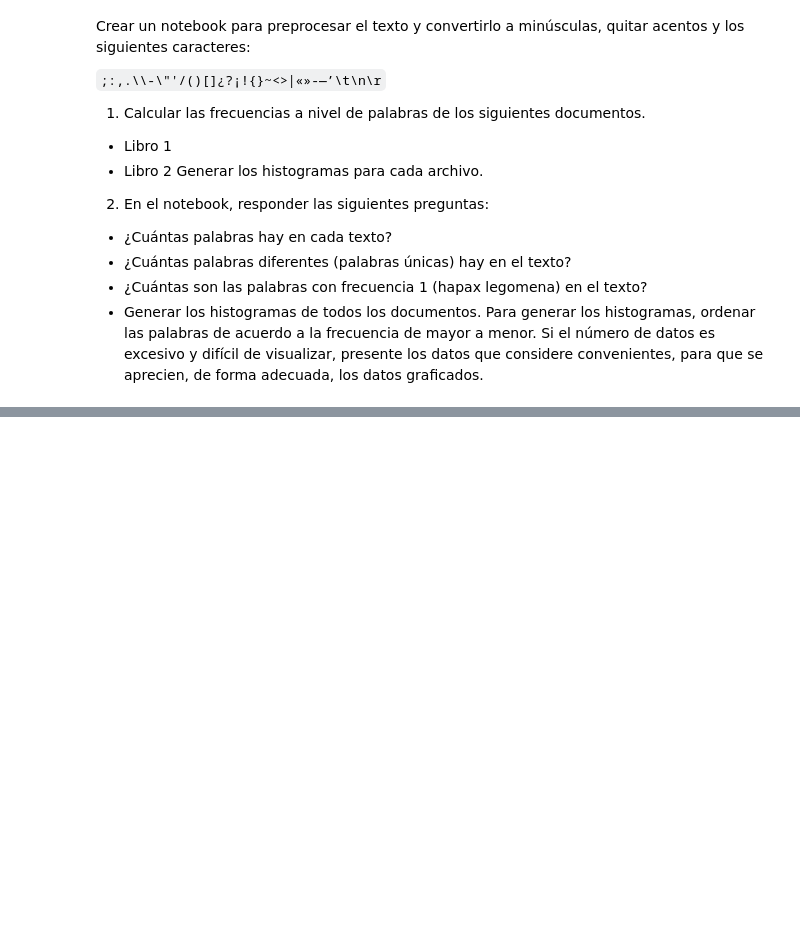
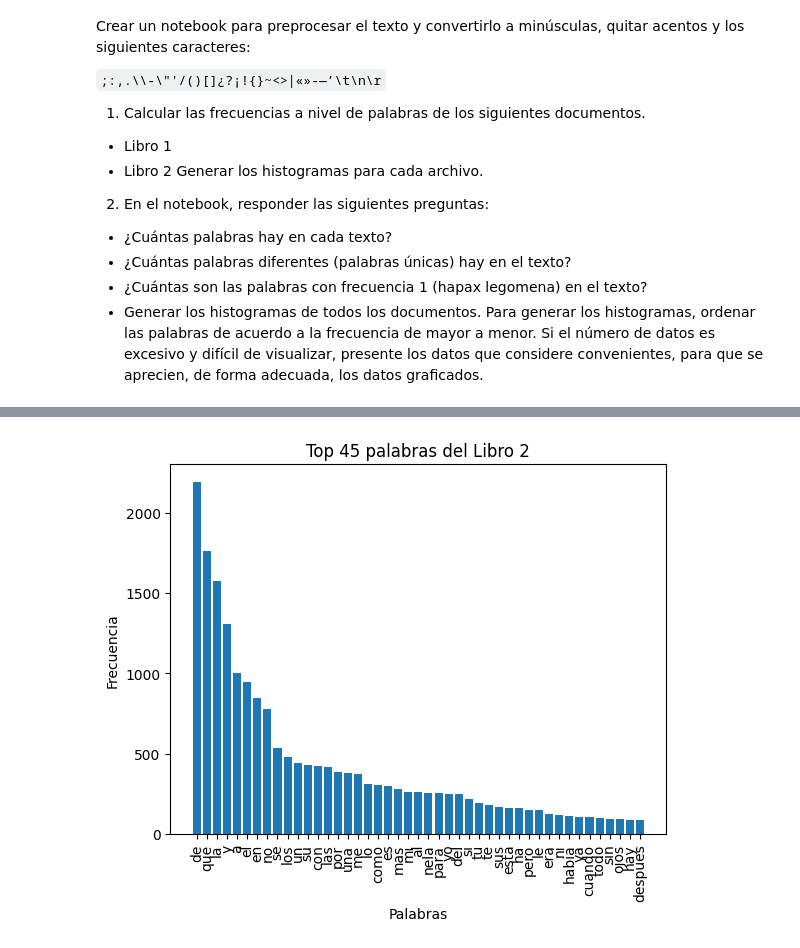
Before and after one commit to IzLuis/Maestria, a Jupyter notebook: Procesamiento de Información/Tareas/Tarea 2/Izquierdo_Luis_Entrega1B2.ipynb, the cells around one changed output, grey strips where cells are left out. Saved outputs shown, nothing was run; the diff lists cells and outputs as text; code cells hidden in the pictures; blank space fills up the shorter version.

```diff
--- a/Procesamiento de Información/Tareas/Tarea 2/Izquierdo_Luis_Entrega1B2.ipynb
+++ b/Procesamiento de Información/Tareas/Tarea 2/Izquierdo_Luis_Entrega1B2.ipynb
@@ -74,0 +101,5 @@ text_5 = re.sub(r"[;:,.\-\"'/\(\)\[\]¿?¡!\{\}~<>|«»-—’\t\n\r]", "", text
+# %%
+frecuencia_libro2 = frecuencia(libro_2, 45)
+histograma(frecuencia_libro2, "Libro 2", 45)
+# %% [output]
+[figure, added]
```
Also changed, not shown: parts of 2 cells of this notebook, 1 other file.
